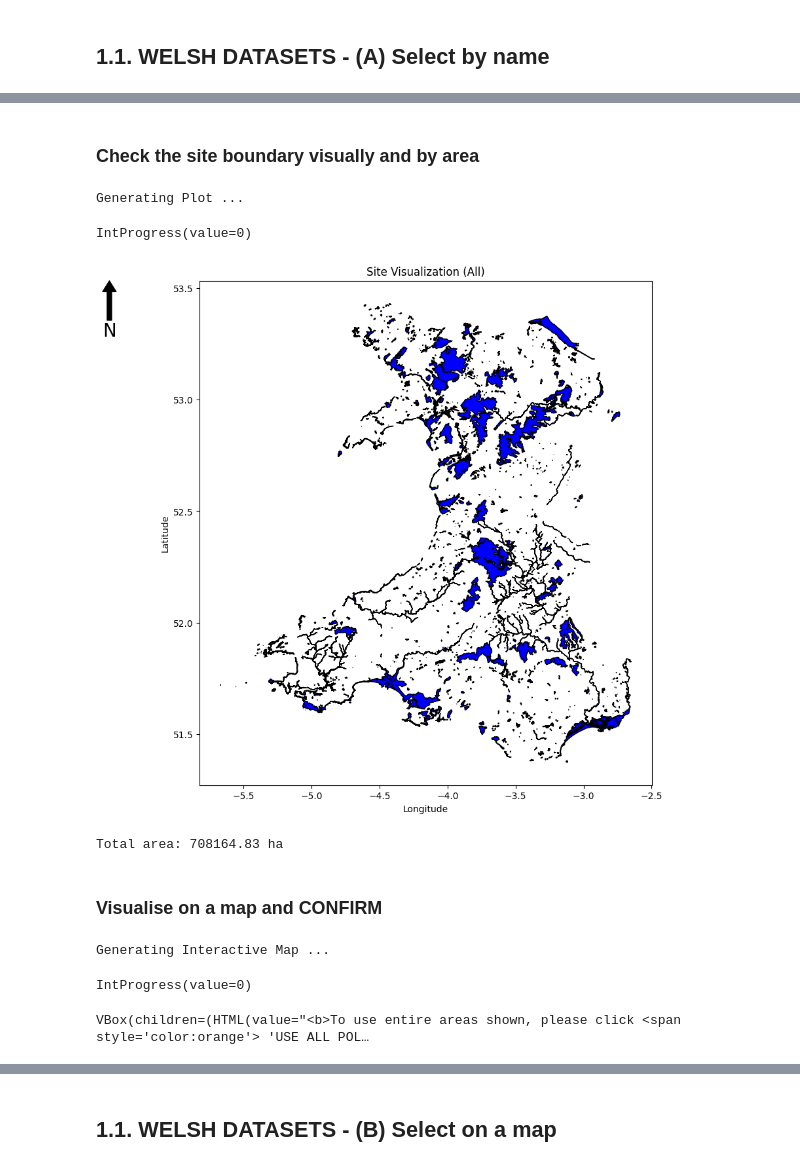
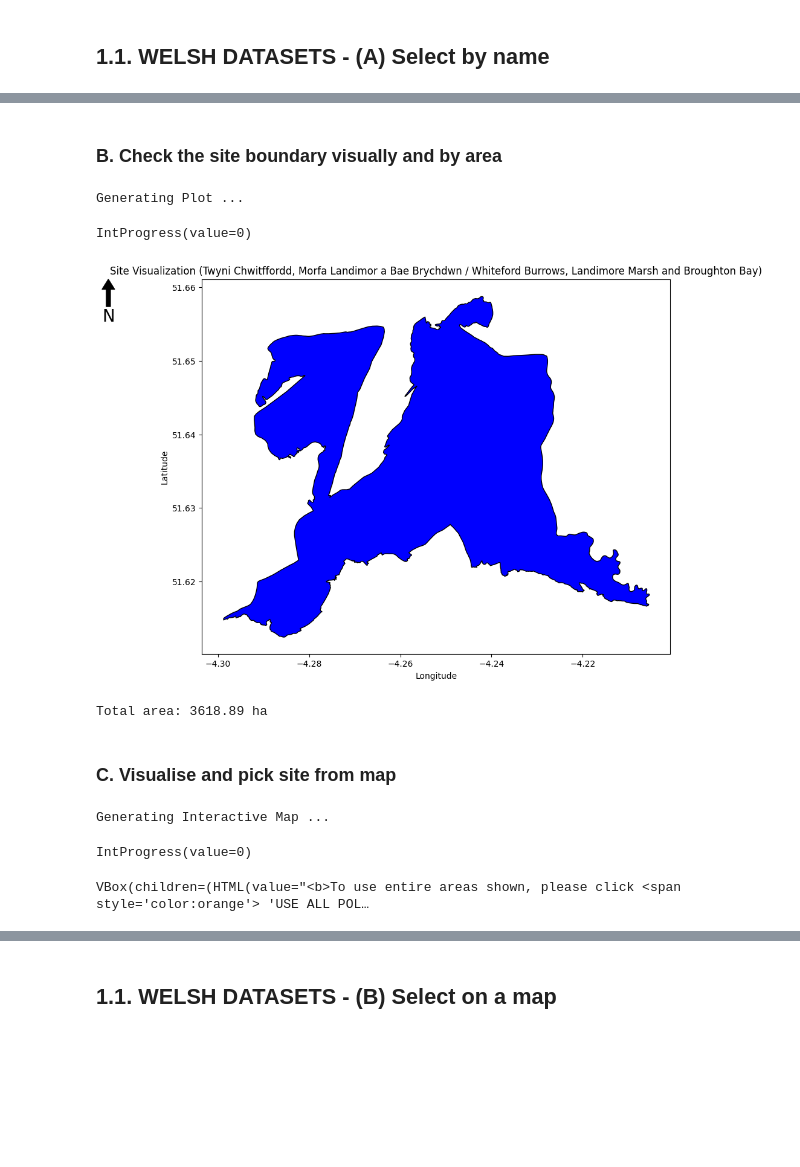
Before and after one commit to livingearth-system/wdc_space, a Jupyter notebook: 0. Area_Dropdown_Notebook.ipynb, the cells around one changed output, grey strips where cells are left out. Drawn from its saved outputs; the diff is of its cells as text; code cells hidden in the pictures; blank space fills up the shorter version.

```diff
--- a/0. Area_Dropdown_Notebook.ipynb
+++ b/0. Area_Dropdown_Notebook.ipynb
@@ -69,5 +69,5 @@ import notebook_dropdowns
 # %% [markdown]
 ## 1.1. WELSH DATASETS - (A) Select by name
 # %%
-get_polygon = notebook_dropdowns.area_selection()
+polygon_select = notebook_dropdowns.area_selection()
 # %% [output]
@@ -78,21 +86,20 @@ Dropdown(description='Select a polygon', layout=Layout(width='40%'), options=(),
 # %% [markdown]
-### Check the site boundary visually and by area
+### B. Check the site boundary visually and by area
 # %%
-gpd_df_sub = notebook_dropdowns.static_polygon_plot(get_polygon)
+gpd_df_sub = notebook_dropdowns.plot_selected_polygon(polygon_select)
 # %% [output]
 Generating Plot ...
 IntProgress(value=0)
-[figure, old version]
+[figure, new version]
-Total area: 708164.83 ha
+Total area: 3618.89 ha
 # %% [markdown]
-### Visualise on a map and CONFIRM
+### C. Visualise and pick site from map
-# %%
-## Re-run cell if the interactive map to visualize and select polygon does not display below after cell run
-notebook_dropdowns.interactive_polygon_plot(gpd_df_sub)
-# %% [output]
-Generating Interactive Map ...
-IntProgress(value=0)
-VBox(children=(HTML(value="<b>To use entire areas shown, please click <span style='color:orange'> 'USE ALL POL…
+# %%
+notebook_dropdowns.map_and_select_area(polygon_select)
+# %% [output]
+Generating Interactive Map ...
+IntProgress(value=0)
+VBox(children=(HTML(value="<b>To use entire areas shown, please click <span style='color:orange'> 'USE ALL POL…
 # %%
 selected_polygon = notebook_dropdowns.polygon_selected()
 selected_polygon
```
Also changed, not shown: parts of 9 cells of this notebook, 1 other file.
